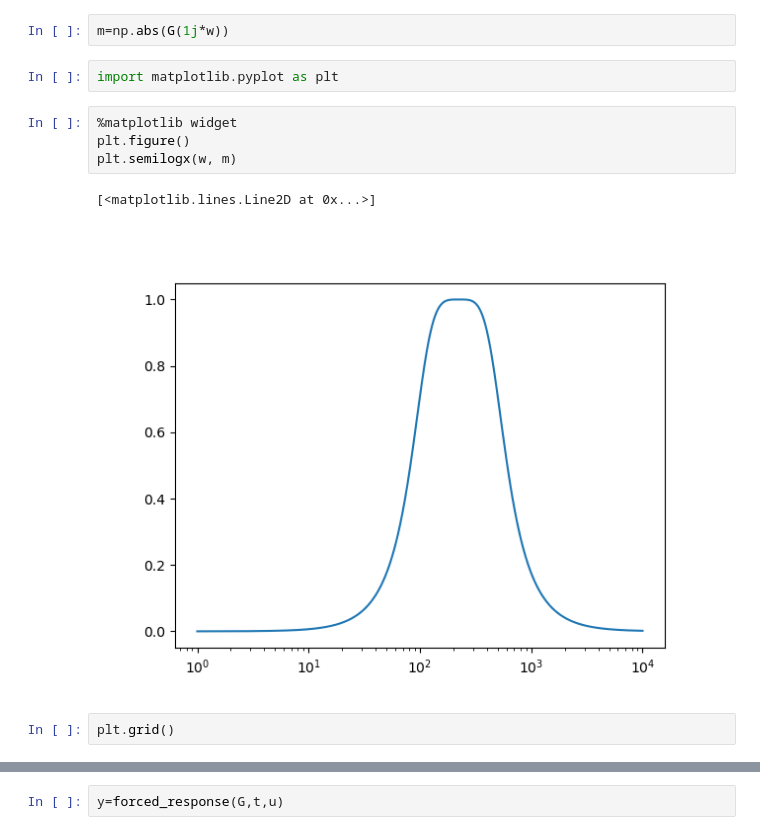
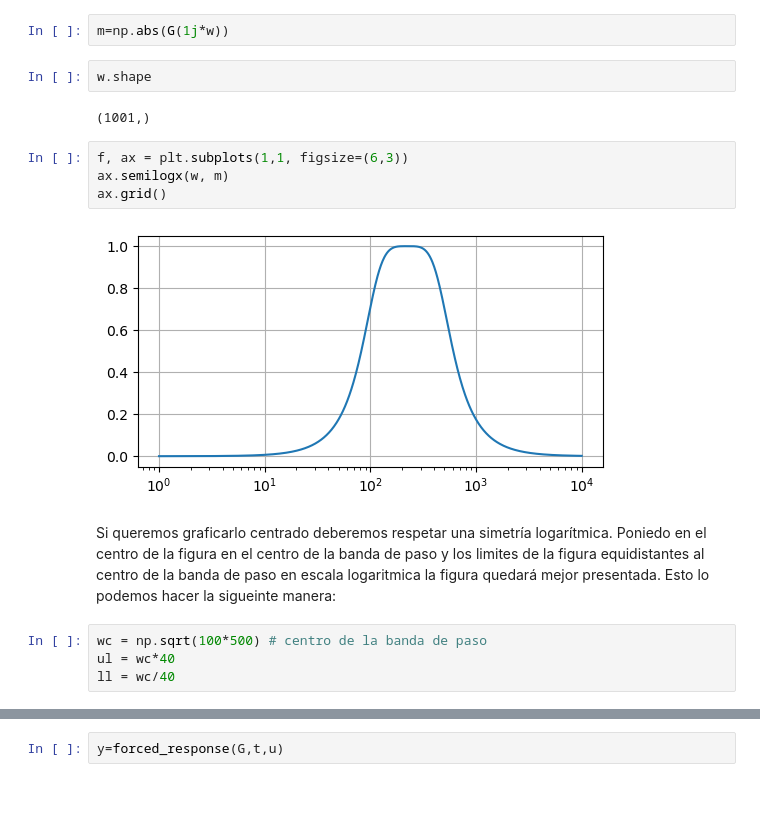
Before and after one commit to gonmolina/dsp_book, a Jupyter notebook: _sources/sources/filtros/filtros_analogicos.ipynb, the cells around one changed output, grey strips where cells are left out. Drawn from its saved outputs; the diff is of its cells as text; blank space fills up the shorter version.

```diff
--- a/_sources/sources/filtros/filtros_analogicos.ipynb
+++ b/_sources/sources/filtros/filtros_analogicos.ipynb
@@ -288,13 +296,18 @@ w[-1]
 # %%
 m=np.abs(G(1j*w))
-# %%
-import matplotlib.pyplot as plt
-# %%
-%matplotlib widget
-plt.figure()
-plt.semilogx(w, m)
-# %% [output]
-[<matplotlib.lines.Line2D at 0x...>]
-[figure, removed]
-# %%
-plt.grid()
+# %%
+w.shape
+# %% [output]
+(1001,)
+# %%
+f, ax = plt.subplots(1,1, figsize=(6,3))
+ax.semilogx(w, m)
+ax.grid()
+# %% [output]
+[figure, added]
+# %% [markdown]
+Si queremos graficarlo centrado deberemos respetar una simetría logarítmica. Poniedo en el centro de la figura en el centro de la banda de paso y los limites de la figura equidistantes al centro de la banda de paso en escala logaritmica la figura quedará mejor presentada. Esto lo podemos hacer la sigueinte manera:
+# %%
+wc = np.sqrt(100*500) # centro de la banda de paso
+ul = wc*40
+ll = wc/40
```
Also changed, not shown: parts of 49 cells of this notebook, 48 other files.
